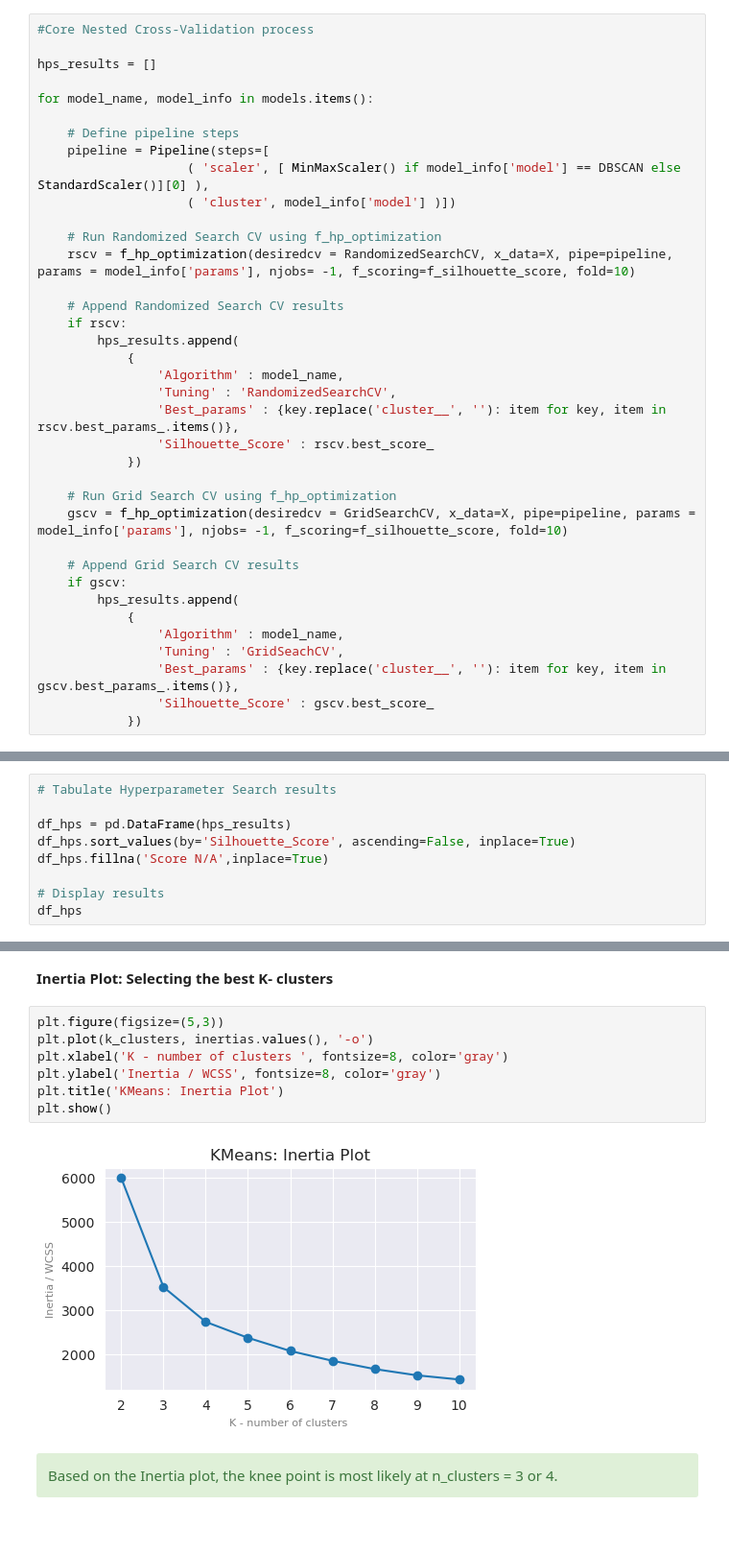
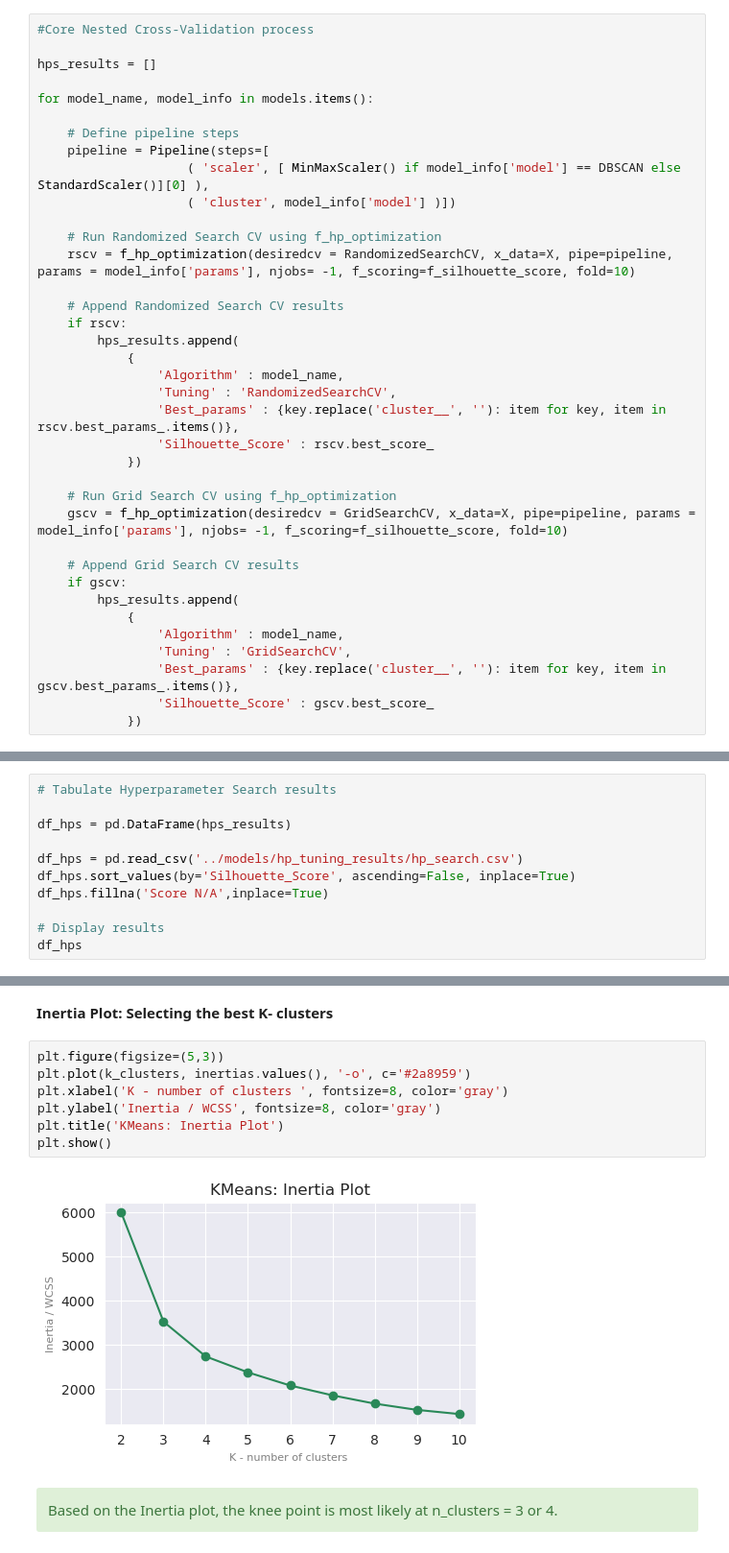
Before and after one commit to ds-edu/DataScienceCapstone_OnlineRetail, a Jupyter notebook: notebooks/Modeling.ipynb, the cells around one changed output, grey strips where cells are left out. Shown at 96% size. Cells and saved outputs as stored; diff of their text form.

```diff
--- a/notebooks/Modeling.ipynb
+++ b/notebooks/Modeling.ipynb
@@ -286,7 +286,7 @@ for model_name, model_info in models.items():
         hps_results.append(
             {
                 'Algorithm' : model_name,
-                'Tuning' : 'GridSeachCV',
+                'Tuning' : 'GridSearchCV',
                 'Best_params' : {key.replace('cluster__', ''): item for key, item in gscv.best_params_.items()},
                 'Silhouette_Score' : gscv.best_score_
             })
@@ -296,6 +296,8 @@ for model_name, model_info in models.items():
 # Tabulate Hyperparameter Search results
 
 df_hps = pd.DataFrame(hps_results)
+
+df_hps = pd.read_csv('../models/hp_tuning_results/hp_search.csv')
 df_hps.sort_values(by='Silhouette_Score', ascending=False, inplace=True)
 df_hps.fillna('Score N/A',inplace=True)
 
@@ -528,13 +531,13 @@ An Inertia Plot is useful for plotting the loss (inertia) versus the number of c
 **Inertia Plot: Selecting the best K- clusters**
 # %%
 plt.figure(figsize=(5,3))
-plt.plot(k_clusters, inertias.values(), '-o')
+plt.plot(k_clusters, inertias.values(), '-o', c='#2a8959')
 plt.xlabel('K - number of clusters ', fontsize=8, color='gray')
 plt.ylabel('Inertia / WCSS', fontsize=8, color='gray')
 plt.title('KMeans: Inertia Plot')
 plt.show()
 # %% [output]
-[figure, old version]
+[figure, new version]
 # %% [markdown]
 <div class="alert alert-block alert-success">
 Based on the Inertia plot, the knee point is most likely at n_clusters = 3 or 4.
```
Also changed, not shown: parts of 3 cells of this notebook, 4 other files.
